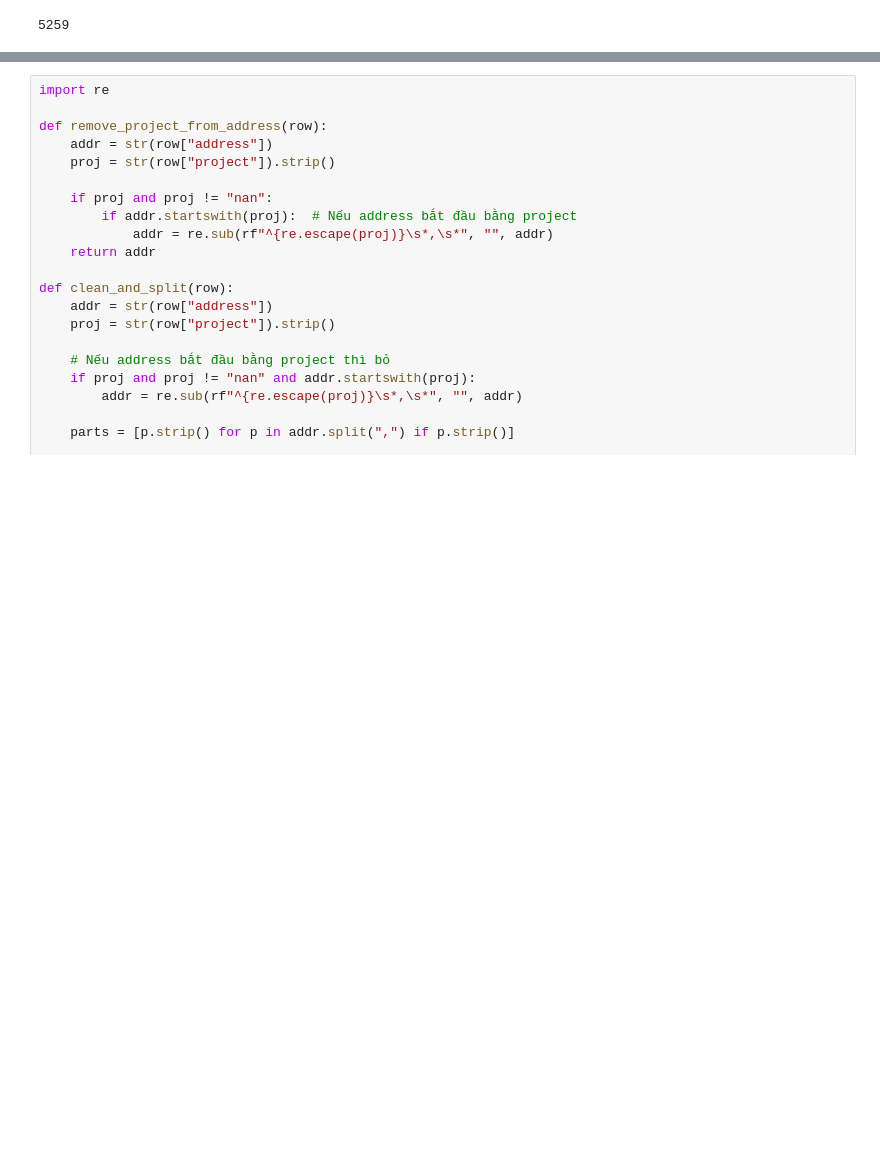
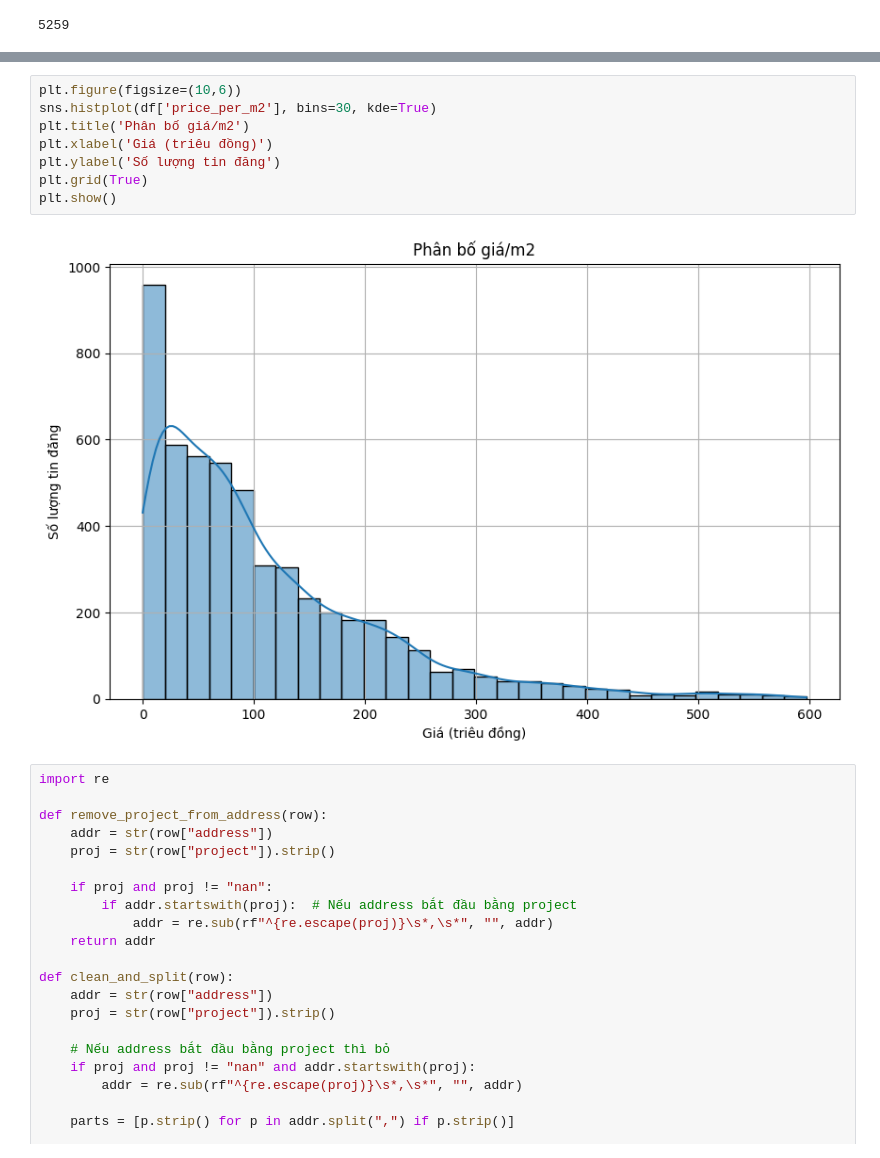
Before and after one commit to imaleaf03/bigdata-real_estate-model, a Jupyter notebook: vietnam_model.ipynb, the cells around one changed output, grey strips where cells are left out. Saved outputs shown, nothing was run; the diff lists cells and outputs as text; blank space fills up the shorter version.

```diff
--- a/vietnam_model.ipynb
+++ b/vietnam_model.ipynb
@@ -89,3 +116,13 @@ demo
+# %%
+plt.figure(figsize=(10,6))
+sns.histplot(df['price_per_m2'], bins=30, kde=True)
+plt.title('Phân bố giá/m2')
+plt.xlabel('Giá (triêu đồng)')
+plt.ylabel('Số lượng tin đăng')
+plt.grid(True)
+plt.show()
+# %% [output]
+[figure, added]
 # %%
 import re
 
```
Also changed, not shown: parts of 65 cells of this notebook.
